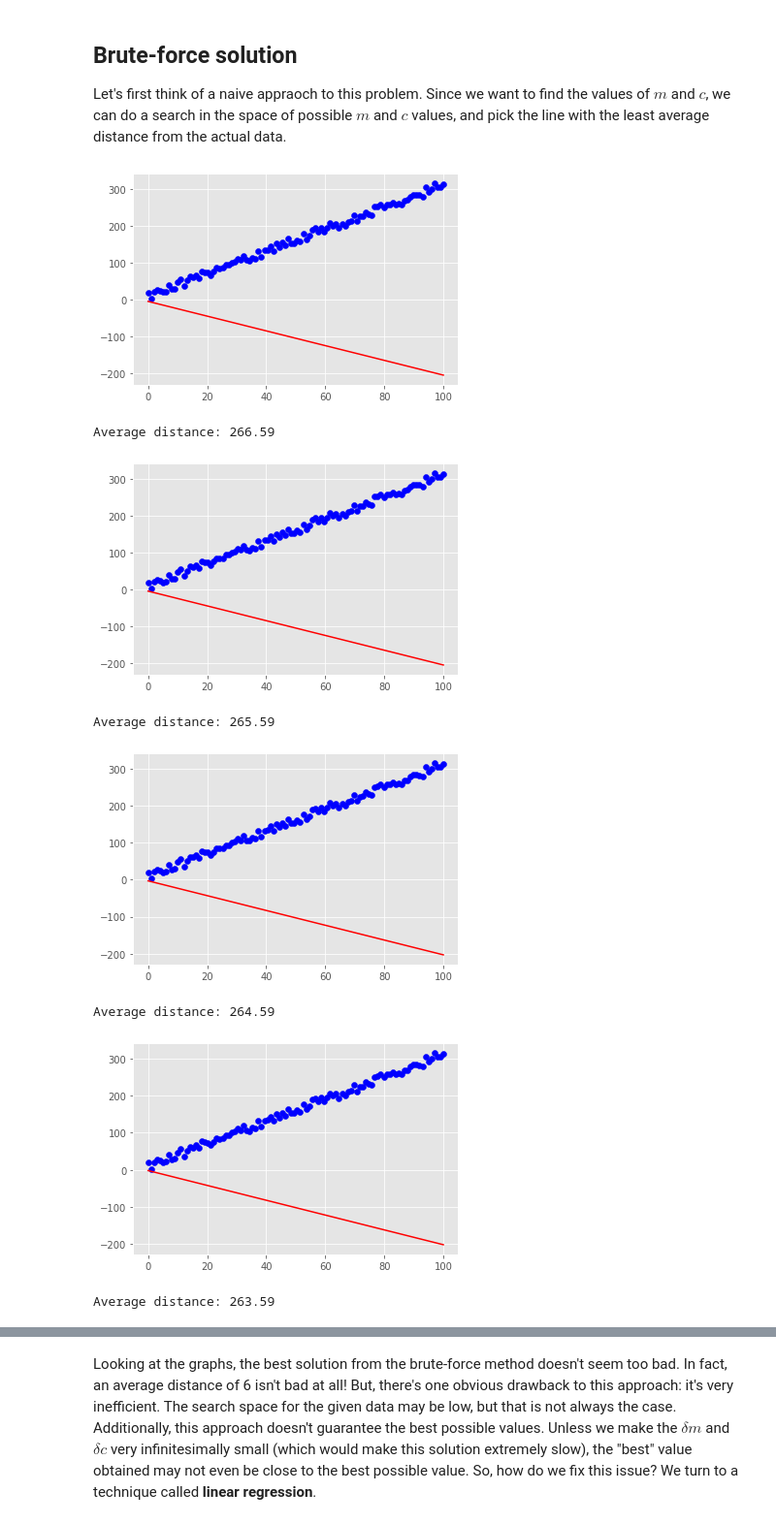
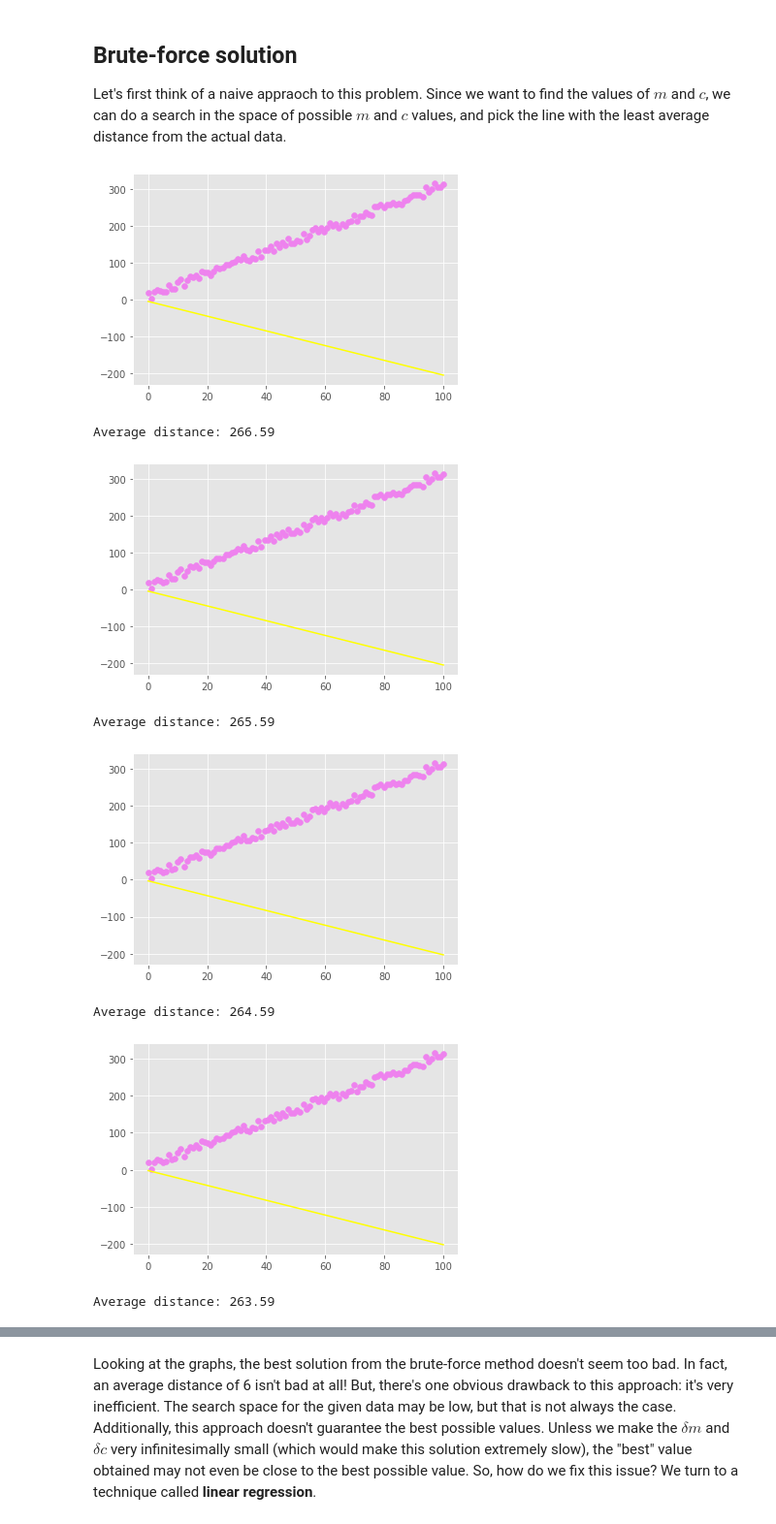
Before and after one commit to tulasi-chinninti/fmml-projects-and-labs, a Jupyter notebook: Copy_of_regression_lab1.ipynb, the cells around one changed output, grey strips where cells are left out. Shown at 97% size. Cells and saved outputs as stored; diff of their text form; code cells hidden in the pictures.

```diff
--- a/Copy_of_regression_lab1.ipynb
+++ b/Copy_of_regression_lab1.ipynb
@@ -51,21 +51,21 @@ Let's first think of a naive appraoch to this problem. Since we want to find the
 # %%
 # brute-force solution of rotating line and searching through space of lines for best fit
 
 for m in range(-2,6):
   for c in range(-5,5):
     py = (m*x + c).reshape((-1,1))
 
-    plt.plot(x,py,color="red")
-    plt.scatter(x,y,color="blue")
+    plt.plot(x,py,color="yellow")
+    plt.scatter(x,y,color="violet")
     plt.show()
 
     print("Average distance: {}\n".format(np.mean(np.sqrt((y-py)**2))))
 # %% [output]
-[figure, old version]
+[figure, new version]
 Average distance: 266.59
-[figure, old version]
+[figure, new version]
 Average distance: 265.59
-[figure, old version]
+[figure, new version]
 Average distance: 264.59
-[figure, old version]
+[figure, new version]
 Average distance: 263.59
```
Also changed, not shown: parts of 5 cells of this notebook.
